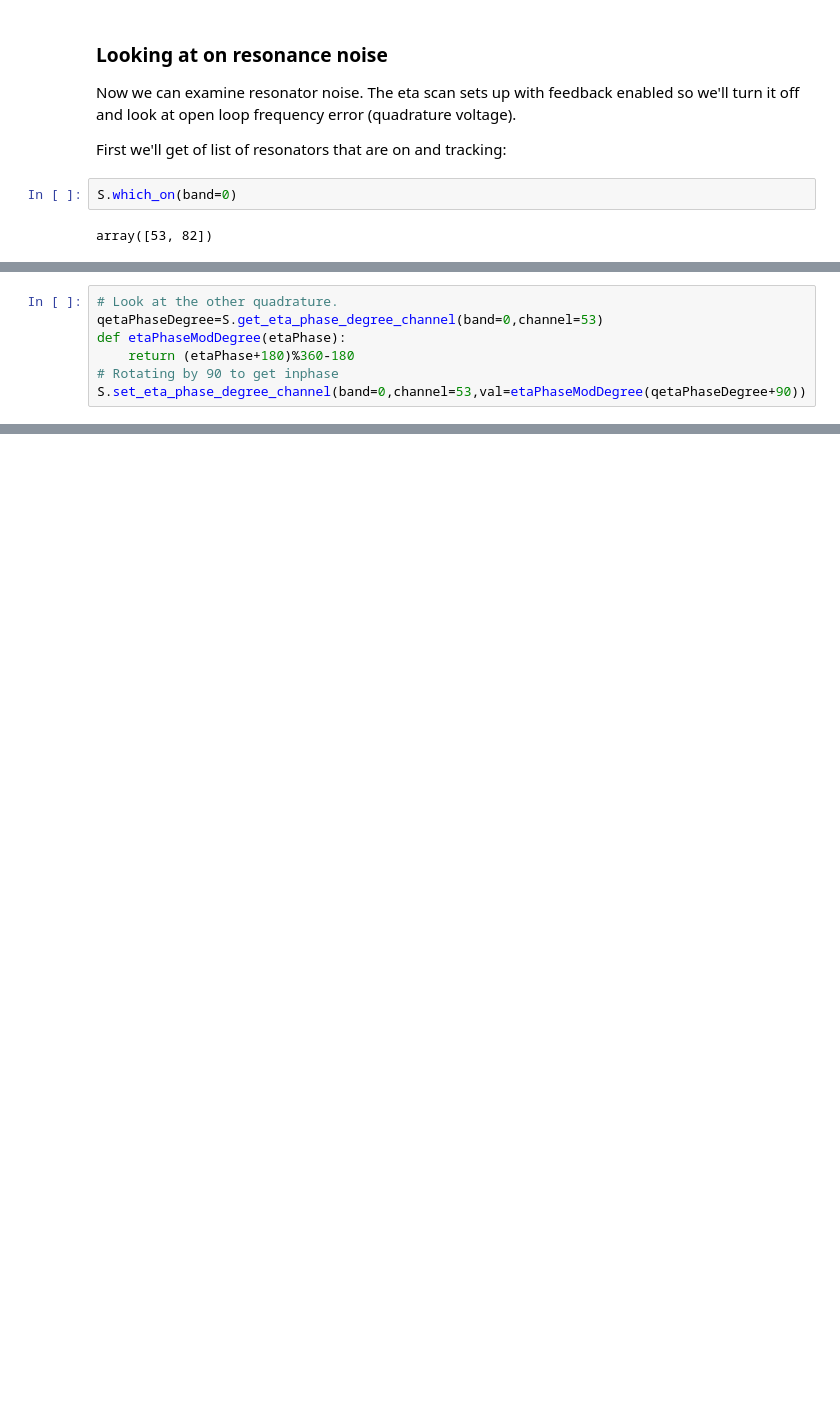
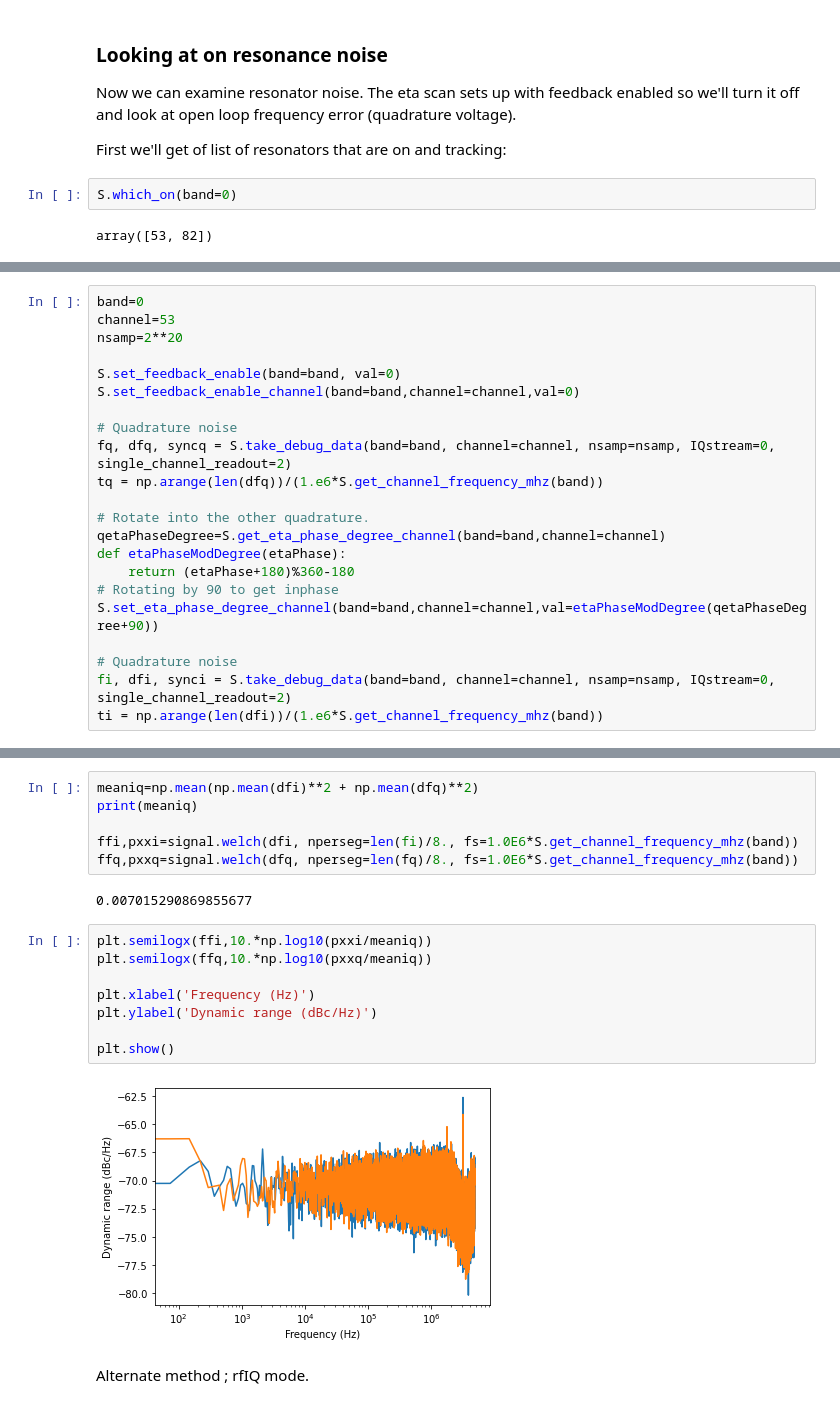
Before and after one commit to slaclab/pysmurf, a Jupyter notebook: scratch/ricochet/ricochet_20211015.ipynb, the cells around one changed output, grey strips where cells are left out. Saved outputs shown, nothing was run; the diff lists cells and outputs as text; blank space fills up the shorter version.

```diff
--- a/scratch/ricochet/ricochet_20211015.ipynb
+++ b/scratch/ricochet/ricochet_20211015.ipynb
@@ -171,7 +150,0 @@ Text(0, 0.5, 'Frequency error (MHz)')
-# %%
-# Look at the other quadrature.
-qetaPhaseDegree=S.get_eta_phase_degree_channel(band=0,channel=53)
-def etaPhaseModDegree(etaPhase):
-    return (etaPhase+180)%360-180
-# Rotating by 90 to get inphase
-S.set_eta_phase_degree_channel(band=0,channel=53,val=etaPhaseModDegree(qetaPhaseDegree+90))
@@ -212,0 +151,22 @@ plt.legend()
+# %%
+band=0
+channel=53
+nsamp=2**20
+
+S.set_feedback_enable(band=band, val=0)
+S.set_feedback_enable_channel(band=band,channel=channel,val=0)
+
+# Quadrature noise
+fq, dfq, syncq = S.take_debug_data(band=band, channel=channel, nsamp=nsamp, IQstream=0, single_channel_readout=2)
+tq = np.arange(len(dfq))/(1.e6*S.get_channel_frequency_mhz(band))
+
+# Rotate into the other quadrature.
+qetaPhaseDegree=S.get_eta_phase_degree_channel(band=band,channel=channel)
+def etaPhaseModDegree(etaPhase):
+    return (etaPhase+180)%360-180
+# Rotating by 90 to get inphase
+S.set_eta_phase_degree_channel(band=band,channel=channel,val=etaPhaseModDegree(qetaPhaseDegree+90))
+
+# Quadrature noise
+fi, dfi, synci = S.take_debug_data(band=band, channel=channel, nsamp=nsamp, IQstream=0, single_channel_readout=2)
+ti = np.arange(len(dfi))/(1.e6*S.get_channel_frequency_mhz(band))
@@ -212,0 +188,20 @@ plt.legend()
+# %%
+meaniq=np.mean(np.mean(dfi)**2 + np.mean(dfq)**2)
+print(meaniq)
+
+ffi,pxxi=signal.welch(dfi, nperseg=len(fi)/8., fs=1.0E6*S.get_channel_frequency_mhz(band))
+ffq,pxxq=signal.welch(dfq, nperseg=len(fq)/8., fs=1.0E6*S.get_channel_frequency_mhz(band))
+# %% [output]
+0.007015290869855677
+# %%
+plt.semilogx(ffi,10.*np.log10(pxxi/meaniq))
+plt.semilogx(ffq,10.*np.log10(pxxq/meaniq))
+
+plt.xlabel('Frequency (Hz)')
+plt.ylabel('Dynamic range (dBc/Hz)')
+
+plt.show()
+# %% [output]
+[figure, added]
+# %% [markdown]
+Alternate method ; rfIQ mode.
```
Also changed, not shown: parts of 16 cells of this notebook, 2 other files.
